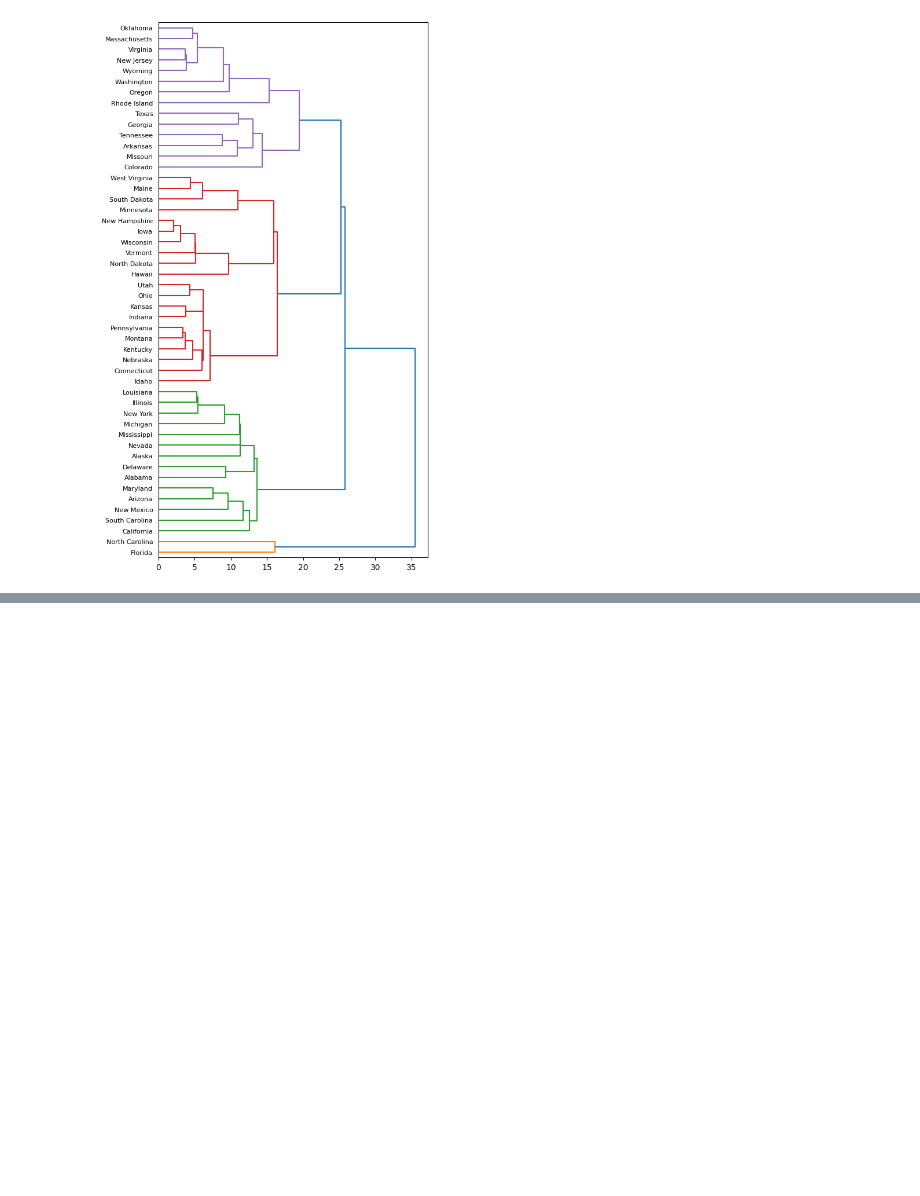
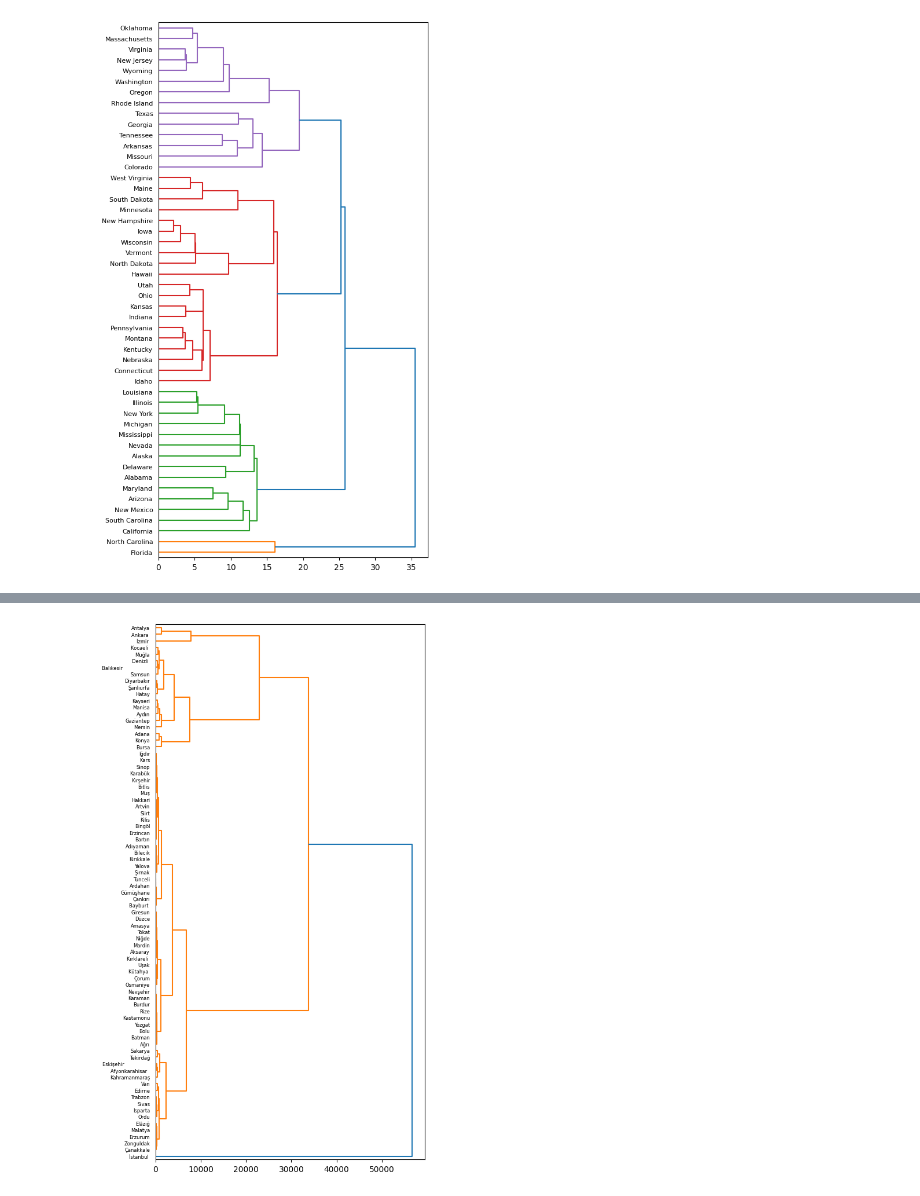
Before and after one commit to kaygun/2022-Fall-388E, a Jupyter notebook: lecture-8.ipynb, the cells around one changed output, grey strips where cells are left out. Saved outputs shown, nothing was run; the diff lists cells and outputs as text; code cells hidden in the pictures; blank space fills up the shorter version.

```diff
--- a/lecture-8.ipynb
+++ b/lecture-8.ipynb
@@ -550,0 +489,7 @@ Power_divergenceResult(statistic=array([89438.71414982,            nan,
+# %%
+raw = pd.read_excel('./data/turkiye_suc_istatistikleri_2022.xls')
+data = raw[raw['Gender'].notna()]
+del data['Gender']
+data = data.replace('-',0)
+data.iloc[:,1:] = data.iloc[:,1:].astype(np.int32)
+data
@@ -550,0 +510,15 @@ Power_divergenceResult(statistic=array([89438.71414982,            nan,
+# %%
+N = int((data.shape[0]-1)/2)
+tmp = []
+for i in range(N):
+    tmp.append(data.iloc[2*i,1:]+data.iloc[2*i+1,1:])
+    # uncomment the following line to work with 'distributions' instead of raw numbers
+    # tmp[i] = tmp[i]/sum(tmp[i])
+
+X = pd.DataFrame(tmp)
+y = [data.iloc[2*i,0] for i in range(N)]
+# %%
+plt.figure(figsize=(6,12))
+den = hc.dendrogram(hc.linkage(X, method='ward'), orientation='right',labels=y)
+# %% [output]
+[figure, added]
```
Also changed, not shown: parts of 21 cells of this notebook, 8 other files.
